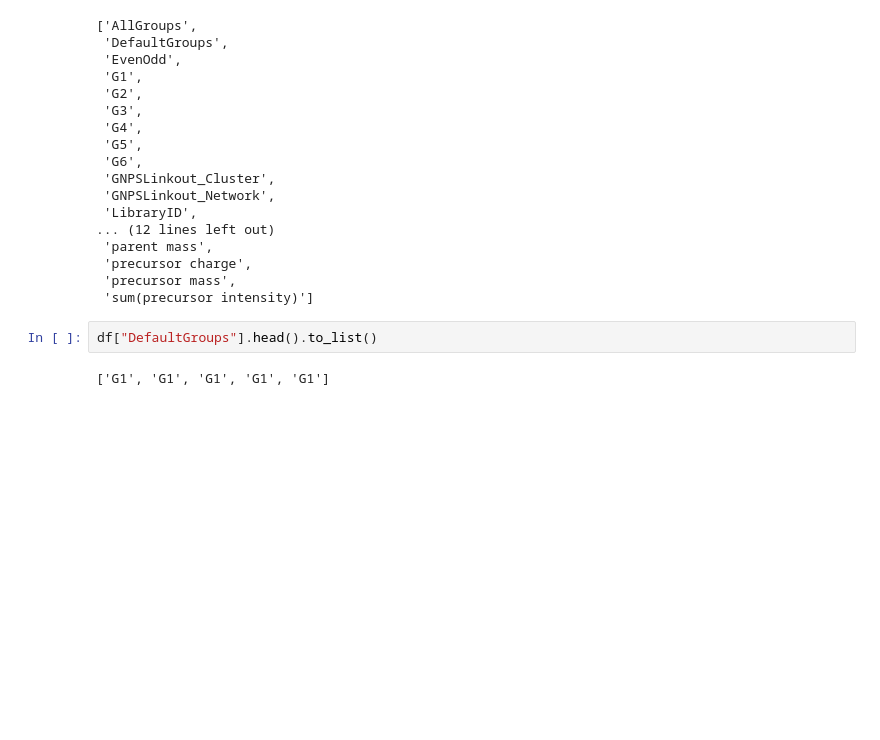
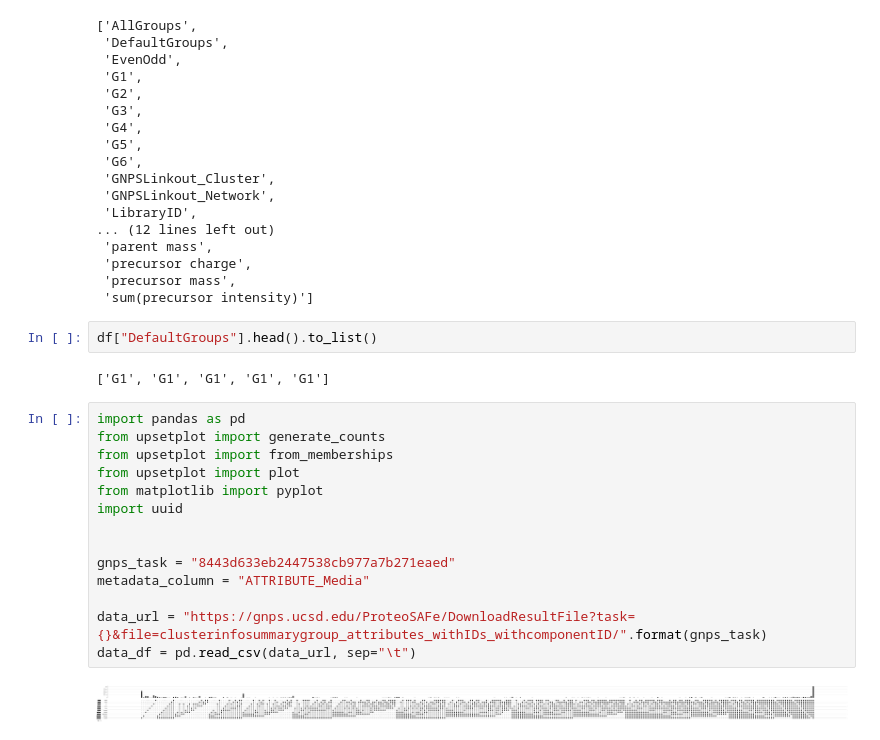
Before and after one commit to mwang87/GNPS_ClassicalNetworkGroupsComparisonDashboard, a Jupyter notebook: notebooks/Untitled.ipynb, the cells around one changed output. Saved outputs shown, nothing was run; the diff lists cells and outputs as text; blank space fills up the shorter version.

```diff
--- a/notebooks/Untitled.ipynb
+++ b/notebooks/Untitled.ipynb
@@ -57,3 +57,19 @@ df.columns.to_list()
 df["DefaultGroups"].head().to_list()
 # %% [output]
 ['G1', 'G1', 'G1', 'G1', 'G1']
+# %%
+import pandas as pd
+from upsetplot import generate_counts
+from upsetplot import from_memberships
+from upsetplot import plot
+from matplotlib import pyplot
+import uuid
+
+
+gnps_task = "8443d633eb2447538cb977a7b271eaed"
+metadata_column = "ATTRIBUTE_Media"
+
+data_url = "https://gnps.ucsd.edu/ProteoSAFe/DownloadResultFile?task={}&file=clusterinfosummarygroup_attributes_withIDs_withcomponentID/".format(gnps_task)
+data_df = pd.read_csv(data_url, sep="\t")
+# %% [output]
+[figure, added]
```
Also changed, not shown: parts of 4 cells of this notebook, 1 other file.
